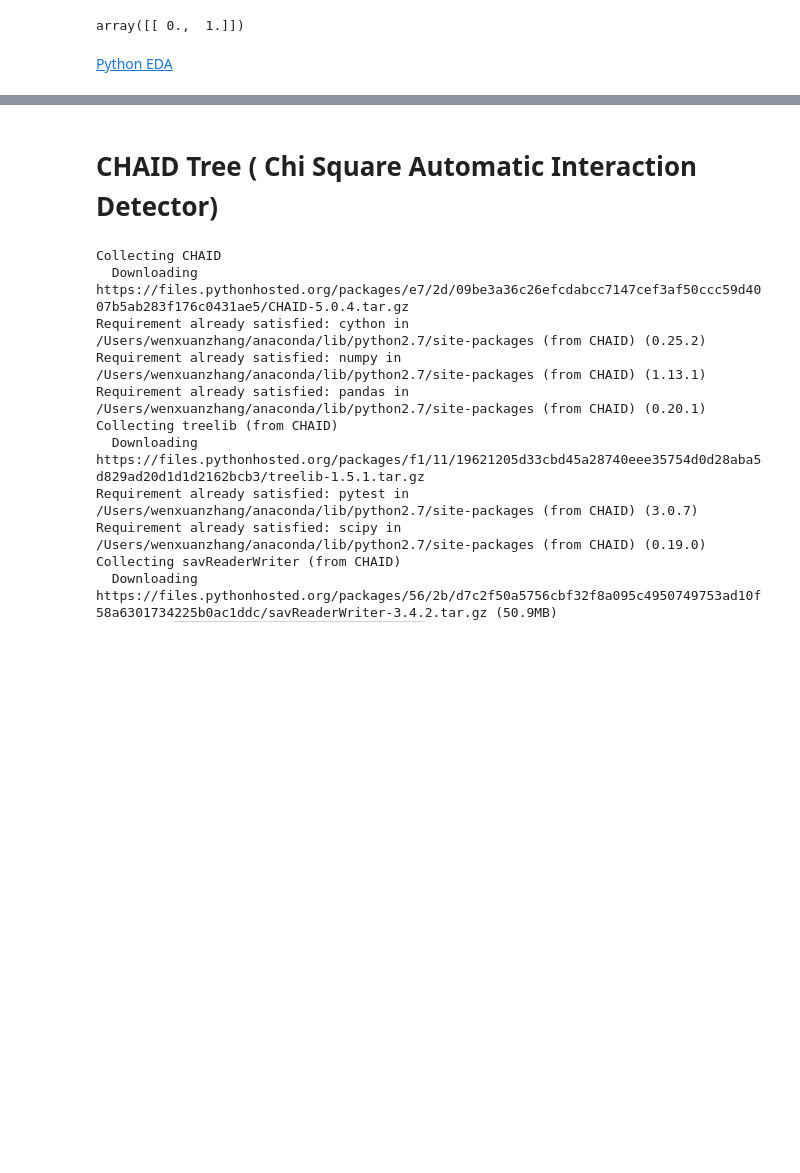
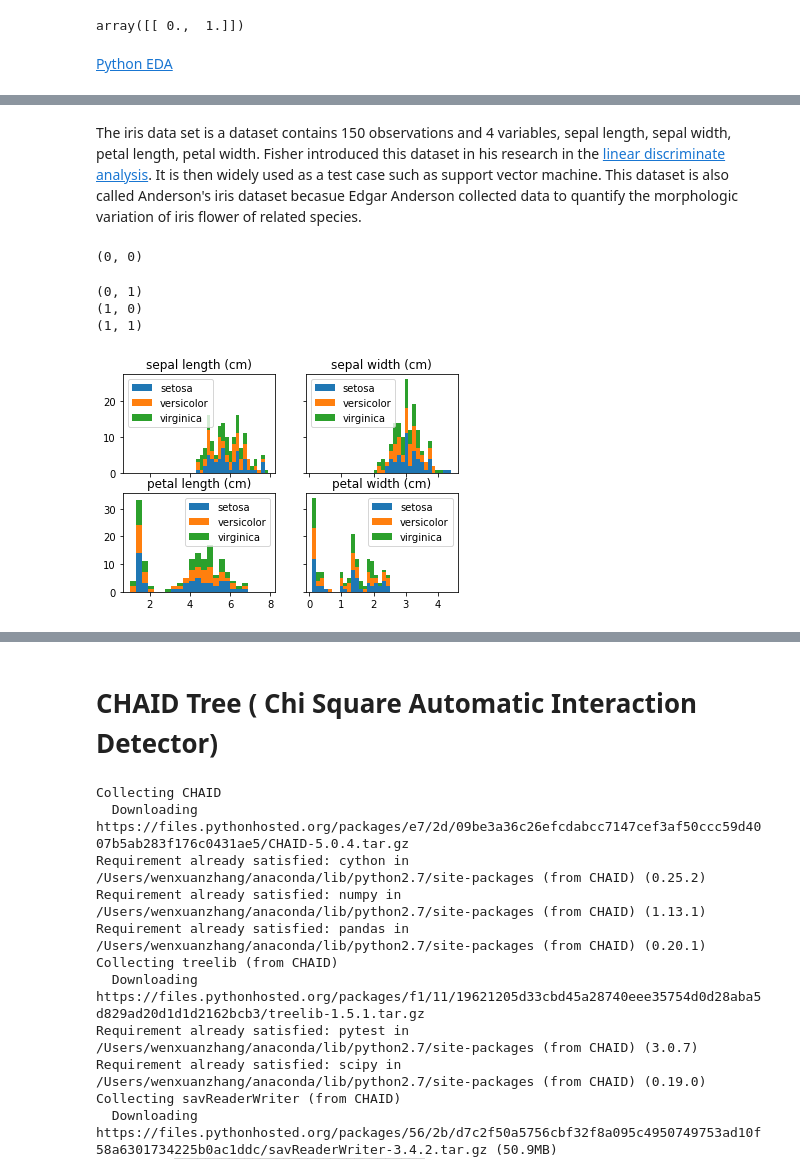
Before and after one commit to WenxuanZhang/Machine-Learning-Algorithm, a Jupyter notebook: StatsBasics/DecisionTree - CART, CHIAD, GBDT, Random Forest.ipynb, the cells around one changed output, grey strips where cells are left out. Saved outputs shown, nothing was run; the diff lists cells and outputs as text; code cells hidden in the pictures; blank space fills up the shorter version.

```diff
--- a/StatsBasics/DecisionTree - CART, CHIAD, GBDT, Random Forest.ipynb
+++ b/StatsBasics/DecisionTree - CART, CHIAD, GBDT, Random Forest.ipynb
@@ -14,3 +14,17 @@ clf.predict_proba([[2., 2.]])
 array([[ 0.,  1.]])
 # %% [markdown]
 [Python EDA](http://pythonplot.com)
+# %%
+# Exploratory Data Analysis in iris Data
+from sklearn.datasets import load_iris
+from sklearn import tree
+iris = load_iris()
+# Single variable hist & summary stats
+iris.data
+# other variable, correlations
+# first let us transform the numpy structure into pandas, so that we could leverage some method.
+import pandas as pd
+import numpy as np
+data = np.concatenate((iris.data[0:,0:], iris.target.reshape(150,1)), axis=1)
+new_iris = pd.DataFrame(data=data,columns =iris.feature_names + ['target'])
+new_iris.describe()
@@ -16,0 +68,55 @@ array([[ 0.,  1.]])
+# %% [markdown]
+The iris data set is a dataset contains 150 observations and 4 variables, sepal length, sepal width, petal length, petal width. Fisher introduced this dataset in his research in the [linear discriminate analysis](https://en.wikipedia.org/wiki/Linear_discriminant_analysis). It is then widely used as a test case such as support vector machine. This dataset is also called Anderson's iris dataset becasue Edgar Anderson collected data to quantify the morphologic variation of iris flower of related species.
+# %%
+%matplotlib inline
+# Hisgram
+rows, columns = new_iris.shape
+# nbins = 20
+# (new_iris.iloc[:,1]
+#  .plot
+#  .hist(bins=nbins))
+
+#new_iris sort by target
+new_iris.sort_values(by=['target'])
+#reshape new_iris
+new_iris=new_iris.sort_values(by=['target'])
+
+
+
+import matplotlib.pyplot as plt
+
+#fig, ax = plt.subplots(columns/2,2 , sharex='col', sharey='row')
+fig, ax = plt.subplots(columns/2-1,2 , sharex='col', sharey='row')
+
+k = 0
+labels = ['setosa', 'versicolor', 'virginica']
+
+
+
+for i in range(2):
+    for j in range(columns/2-1):
+        print(i,j)
+        data = new_iris.iloc[:,k].reshape(rows/3,3)
+        title = iris.feature_names[k]
+        ax[i, j].hist(data,nbins,histtype='bar', stacked=True,label=labels)
+        ax[i,j].set_title(title)
+        ax[i,j].legend(prop={'size': 10})
+        k = k + 1
+
+# k = 0
+# axes = axes.flatten()
+# iris.feature_names
+# axes[1].text(1,0.3,'hi')
+
+# for ax in axes:
+#     title = iris.feature_names[k]
+#     plt.hist(new_iris.iloc[:,k],nbins)
+#     k = k + 1
+
+#ax1.hist(x, n_bins, density=True, histtype='bar', stacked=True)
+# %% [output]
+(0, 0)
+(0, 1)
+(1, 0)
+(1, 1)
+[figure, added]
```
Also changed, not shown: parts of 21 cells of this notebook, 19 other files.
